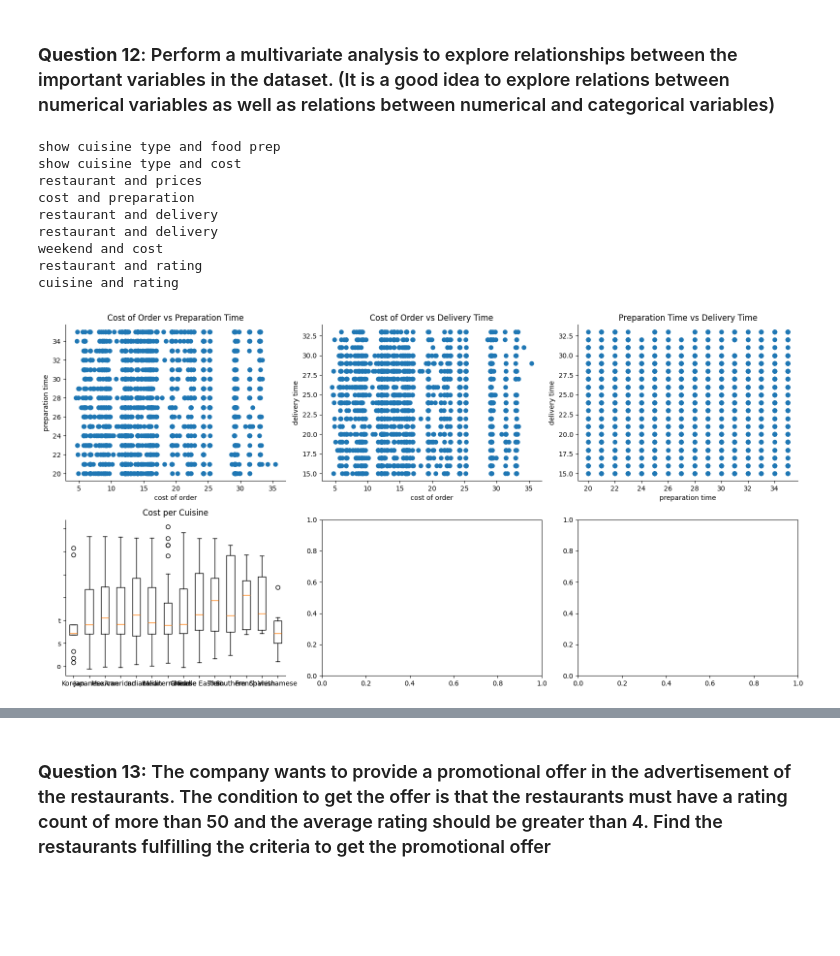
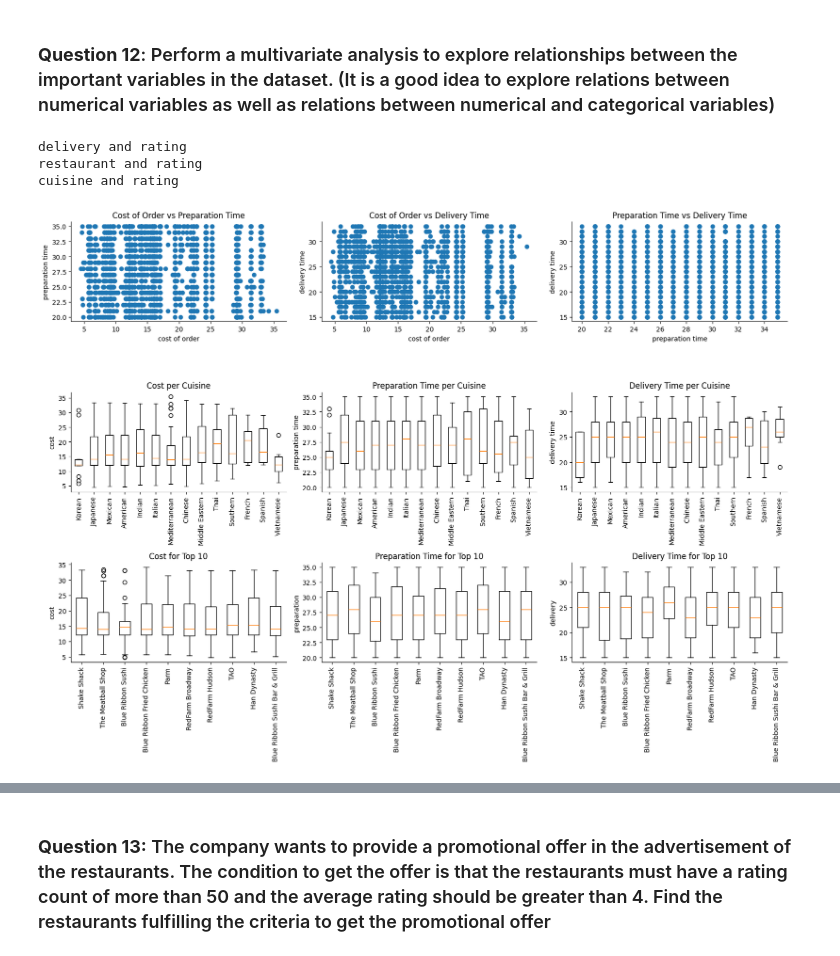
Before and after one commit to jmetzg11alpine/MIT_IDSS, a Jupyter notebook: week2/project/FDS_Project_LearnerNotebook_FullCode.ipynb, the cells around one changed output, grey strips where cells are left out. Drawn from its saved outputs; the diff is of its cells as text; code cells hidden in the pictures; blank space fills up the shorter version.

```diff
--- a/week2/project/FDS_Project_LearnerNotebook_FullCode.ipynb
+++ b/week2/project/FDS_Project_LearnerNotebook_FullCode.ipynb
@@ -325,59 +325,69 @@ class Multivariate:
         ax.spines['top'].set_visible(False)
         ax.spines['right'].set_visible(False)
 
+    def make_group_data(self, df, col):
+        grouped_data = df.groupby('restaurant_name')[col]
+        return [list(group) for _, group in grouped_data]
+
     def make_scatter(self, ax, data, labels, title):
         ax.scatter(x=data[0], y=data[1])
         ax.set_xlabel(labels[0])
         ax.set_ylabel(labels[1])
         ax.set_title(title)
         self.remove_spines(ax)
 
     def make_box_plots(self, ax, data, labels, y_label, title):
-        ax.boxplot(data, labels=labels)
-        ax.set_yticklabels(y_label)
+        ax.boxplot(data, tick_labels=labels)
+        ax.set_ylabel(y_label)
         ax.set_title(title)
+        ax.tick_params(axis='x', rotation=90)
         self.remove_spines(ax)
 
     def show_graphs(self):
-        fig, axes = plt.subplots(2, 3, figsize=(16, 8))
+        fig, axes = plt.subplots(3, 3, figsize=(16, 12))
         axes = axes.flatten()
         data = [df['cost_of_the_order'], df['food_preparation_time']]
         labels = ['cost of order', 'preparation time']
-        self.make_scatter(axes[0], data, labels, 'Cost of Order vs Preparation Time')
+        # self.make_scatter(axes[0], data, labels, 'Cost of Order vs Preparation Time')
 
-        data = [df['cost_of_the_order'], df['delivery_time']]
-        labels = ['cost of order', 'delivery time']
-        self.make_scatter(axes[1], data, labels, 'Cost of Order vs Delivery Time')
+        # data = [df['cost_of_the_order'], df['delivery_time']]
+        # labels = ['cost of order', 'delivery time']
+        # self.make_scatter(axes[1], data, labels, 'Cost of Order vs Delivery Time')
 
-        data = [df['food_preparation_time'], df['delivery_time']]
-        labels = ['preparation time', 'delivery time']
-        self.make_scatter(axes[2], data, labels, 'Preparation Time vs Delivery Time')
+        # data = [df['food_preparation_time'], df['delivery_time']]
+        # labels = ['preparation time', 'delivery time']
+        # self.make_scatter(axes[2], data, labels, 'Preparation Time vs Delivery Time')
 
-        cuisines = df['cuisine_type'].unique()
-        data = [df[df['cuisine_type'] == cuisine]['cost_of_the_order'] for cuisine in cuisines]
-        self.make_box_plots(axes[3], data, cuisines, 'cost', 'Cost per Cuisine')
-        print('show cuisine type and food prep')
-        print('show cuisine type and cost')
-        print('restaurant and prices')
-        print('cost and preparation')
-        print('restaurant and delivery')
-        print('restaurant and delivery')
-        print('weekend and cost')
+        # cuisines = df['cuisine_type'].unique()
+        # data = [df[df['cuisine_type'] == cuisine]['cost_of_the_order'] for cuisine in cuisines]
+        # self.make_box_plots(axes[3], data, cuisines, 'cost', 'Cost per Cuisine')
+
+        # data = [df[df['cuisine_type'] == cuisine]['food_preparation_time'] for cuisine in cuisines]
+        # self.make_box_plots(axes[4], data, cuisines, 'preparation time', 'Preparation Time per Cuisine')
+
+        # data = [df[df['cuisine_type'] == cuisine]['delivery_time'] for cuisine in cuisines]
+        # self.make_box_plots(axes[5], data, cuisines, 'delivery time', 'Delivery Time per Cuisine')
+
+        # top_10_restaurants = df['restaurant_name'].value_counts()[:10].index
+        # top_10_df = df[df['restaurant_name'].isin(top_10_restaurants)]
+        # data = self.make_group_data(top_10_df, 'cost_of_the_order')
+        # self.make_box_plots(axes[6], data, top_10_restaurants, 'cost', 'Cost for Top 10')
+
+        # data = self.make_group_data(top_10_df, 'food_preparation_time')
+        # self.make_box_plots(axes[7], data, top_10_restaurants, 'preparation', 'Preparation Time for Top 10')
+
+        # data = self.make_group_data(top_10_df, 'delivery_time')
+        # self.make_box_plots(axes[8], data, top_10_restaurants, 'delivery', 'Delivery Time for Top 10')
+        print('delivery and rating')
         print('restaurant and rating')
         print('cuisine and rating')
 
         plt.tight_layout()
         plt.show()
 
 Multivariate(df).show_graphs()
 # %% [output]
-show cuisine type and food prep
-show cuisine type and cost
-restaurant and prices
-cost and preparation
-restaurant and delivery
-restaurant and delivery
-weekend and cost
+delivery and rating
 restaurant and rating
 cuisine and rating
-[figure, old version]
+[figure, new version]
```
Also changed, not shown: parts of 3 cells of this notebook.
